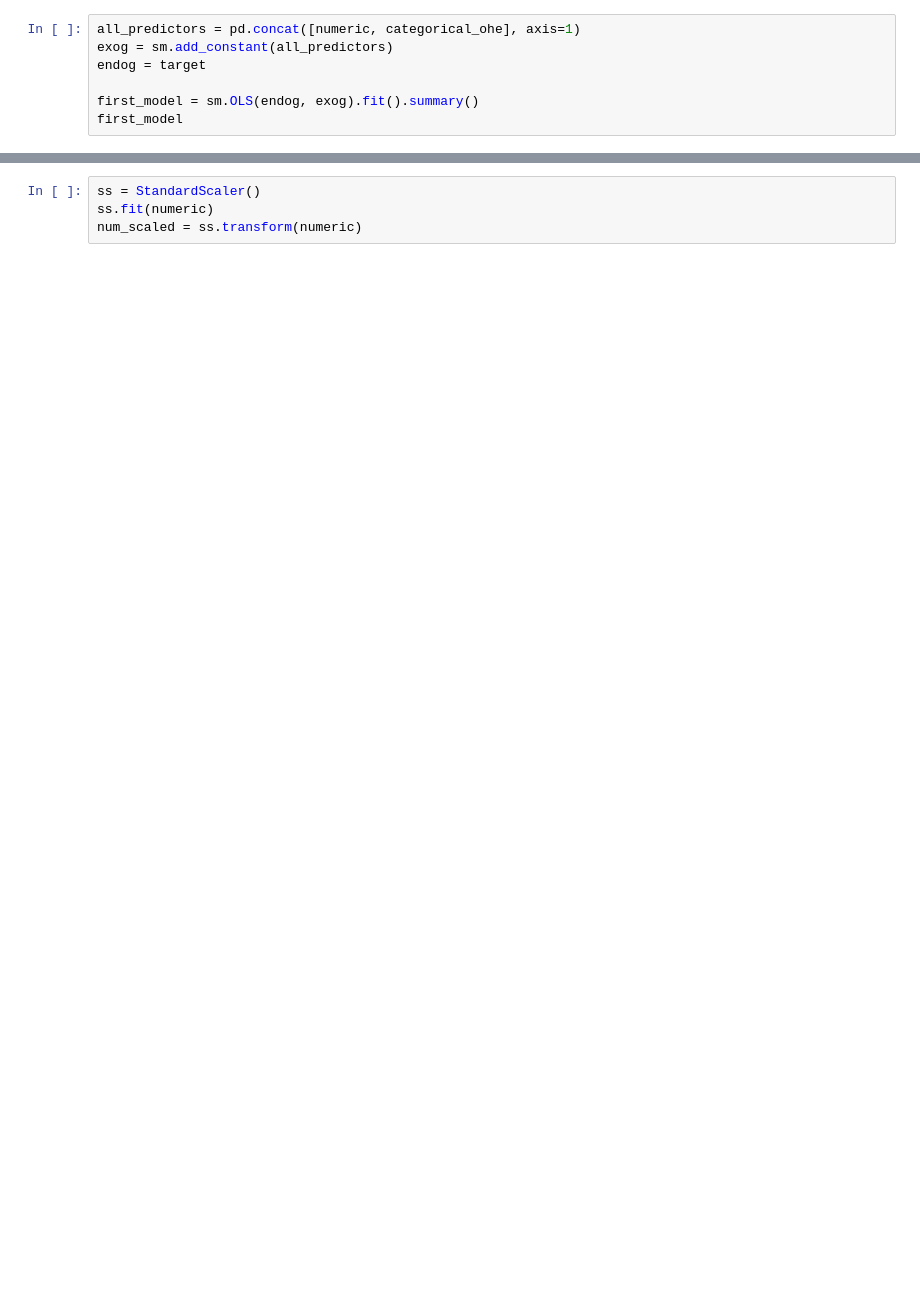
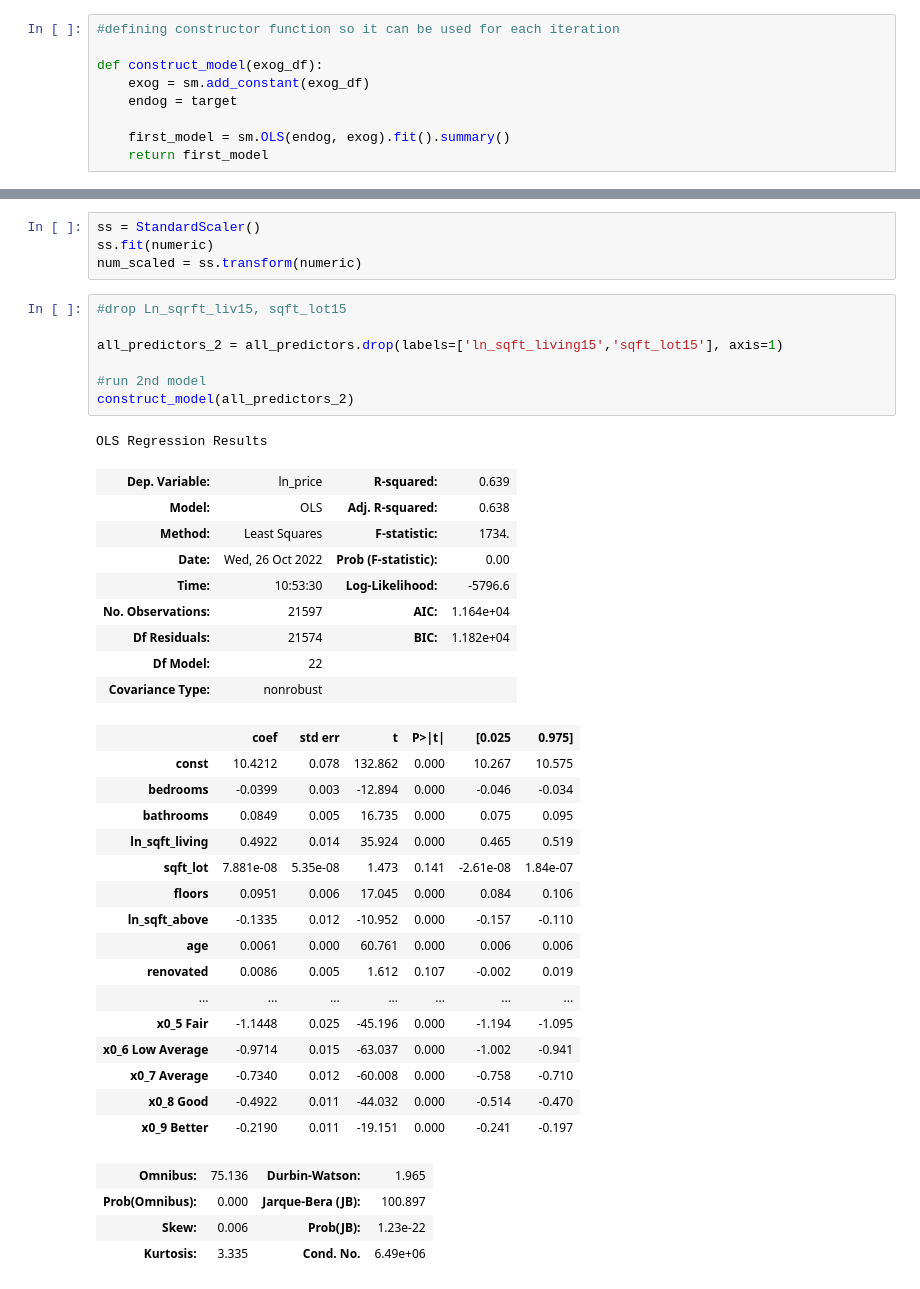
Before and after one commit to dermothethird/King_County_Housing_Project, a Jupyter notebook: Final Model Construction.ipynb, the cells around one changed output, grey strips where cells are left out. Cells and saved outputs as stored; diff of their text form; blank space fills up the shorter version.

```diff
--- a/Final Model Construction.ipynb
+++ b/Final Model Construction.ipynb
@@ -27,7 +29,9 @@ target = pd.read_csv("./data/house_price_target_natlog")
 # %%
-all_predictors = pd.concat([numeric, categorical_ohe], axis=1)
-exog = sm.add_constant(all_predictors)
-endog = target
+#defining constructor function so it can be used for each iteration
 
-first_model = sm.OLS(endog, exog).fit().summary()
-first_model
+def construct_model(exog_df):
+    exog = sm.add_constant(exog_df)
+    endog = target
+
+    first_model = sm.OLS(endog, exog).fit().summary()
+    return first_model
@@ -83,3 +90,41 @@ strong multicollinearity or other numerical problems.
 ss = StandardScaler()
 ss.fit(numeric)
 num_scaled = ss.transform(numeric)
+# %%
+#drop Ln_sqrft_liv15, sqft_lot15
+
+all_predictors_2 = all_predictors.drop(labels=['ln_sqft_living15','sqft_lot15'], axis=1)
+
+#run 2nd model
+construct_model(all_predictors_2)
+# %% [output]
+OLS Regression Results
+| Dep. Variable: | ln_price | R-squared: | 0.639 |
+| Model: | OLS | Adj. R-squared: | 0.638 |
+| Method: | Least Squares | F-statistic: | 1734. |
+| Date: | Wed, 26 Oct 2022 | Prob (F-statistic): | 0.00 |
+| Time: | 10:53:30 | Log-Likelihood: | -5796.6 |
+| No. Observations: | 21597 | AIC: | 1.164e+04 |
+| Df Residuals: | 21574 | BIC: | 1.182e+04 |
+| Df Model: | 22 |  |  |
+| Covariance Type: | nonrobust |  |  |
+|  | coef | std err | t | P>|t| | [0.025 | 0.975] |
+| const | 10.4212 | 0.078 | 132.862 | 0.000 | 10.267 | 10.575 |
+| bedrooms | -0.0399 | 0.003 | -12.894 | 0.000 | -0.046 | -0.034 |
+| bathrooms | 0.0849 | 0.005 | 16.735 | 0.000 | 0.075 | 0.095 |
+| ln_sqft_living | 0.4922 | 0.014 | 35.924 | 0.000 | 0.465 | 0.519 |
+| sqft_lot | 7.881e-08 | 5.35e-08 | 1.473 | 0.141 | -2.61e-08 | 1.84e-07 |
+| floors | 0.0951 | 0.006 | 17.045 | 0.000 | 0.084 | 0.106 |
+| ln_sqft_above | -0.1335 | 0.012 | -10.952 | 0.000 | -0.157 | -0.110 |
+| age | 0.0061 | 0.000 | 60.761 | 0.000 | 0.006 | 0.006 |
+| renovated | 0.0086 | 0.005 | 1.612 | 0.107 | -0.002 | 0.019 |
+| ... | ... | ... | ... | ... | ... | ... |
+| x0_5 Fair | -1.1448 | 0.025 | -45.196 | 0.000 | -1.194 | -1.095 |
+| x0_6 Low Average | -0.9714 | 0.015 | -63.037 | 0.000 | -1.002 | -0.941 |
+| x0_7 Average | -0.7340 | 0.012 | -60.008 | 0.000 | -0.758 | -0.710 |
+| x0_8 Good | -0.4922 | 0.011 | -44.032 | 0.000 | -0.514 | -0.470 |
+| x0_9 Better | -0.2190 | 0.011 | -19.151 | 0.000 | -0.241 | -0.197 |
+| Omnibus: | 75.136 | Durbin-Watson: | 1.965 |
+| Prob(Omnibus): | 0.000 | Jarque-Bera (JB): | 100.897 |
+| Skew: | 0.006 | Prob(JB): | 1.23e-22 |
+| Kurtosis: | 3.335 | Cond. No. | 6.49e+06 |
```
Also changed, not shown: parts of 10 cells of this notebook, 1 other file.
